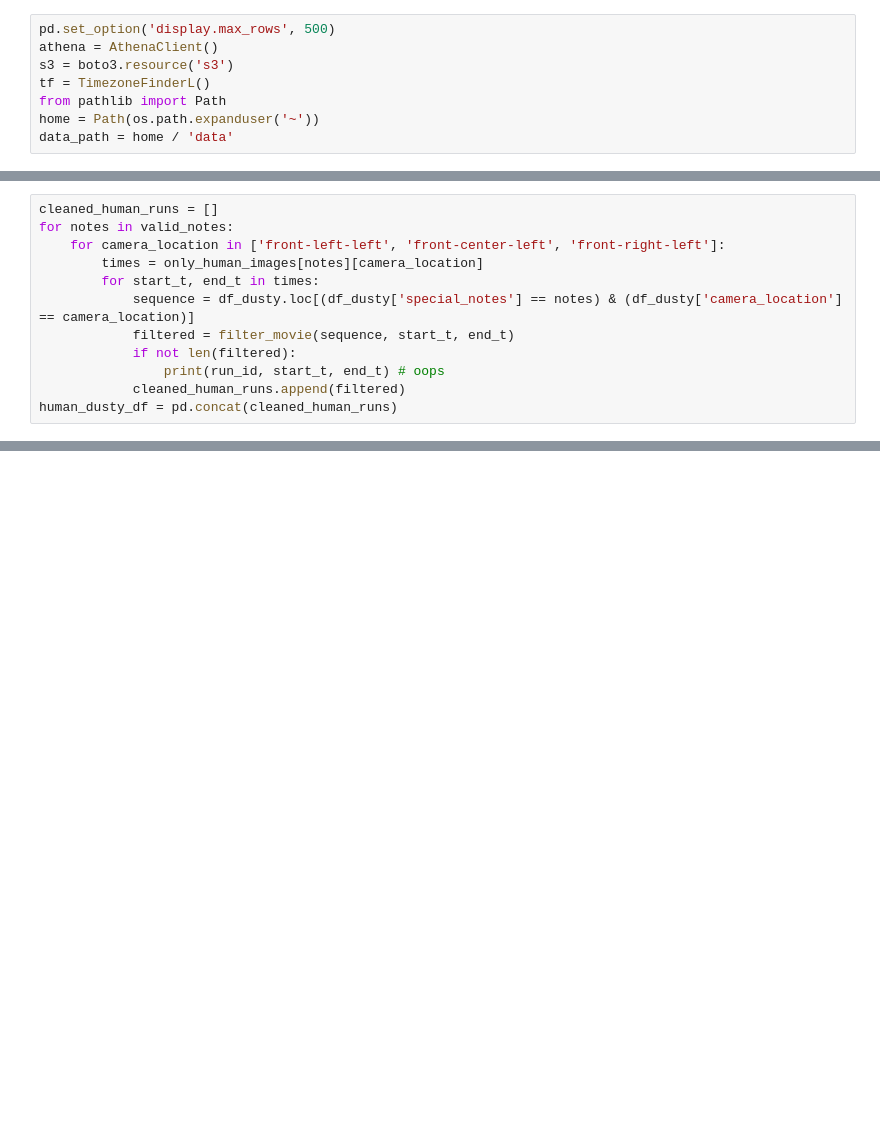
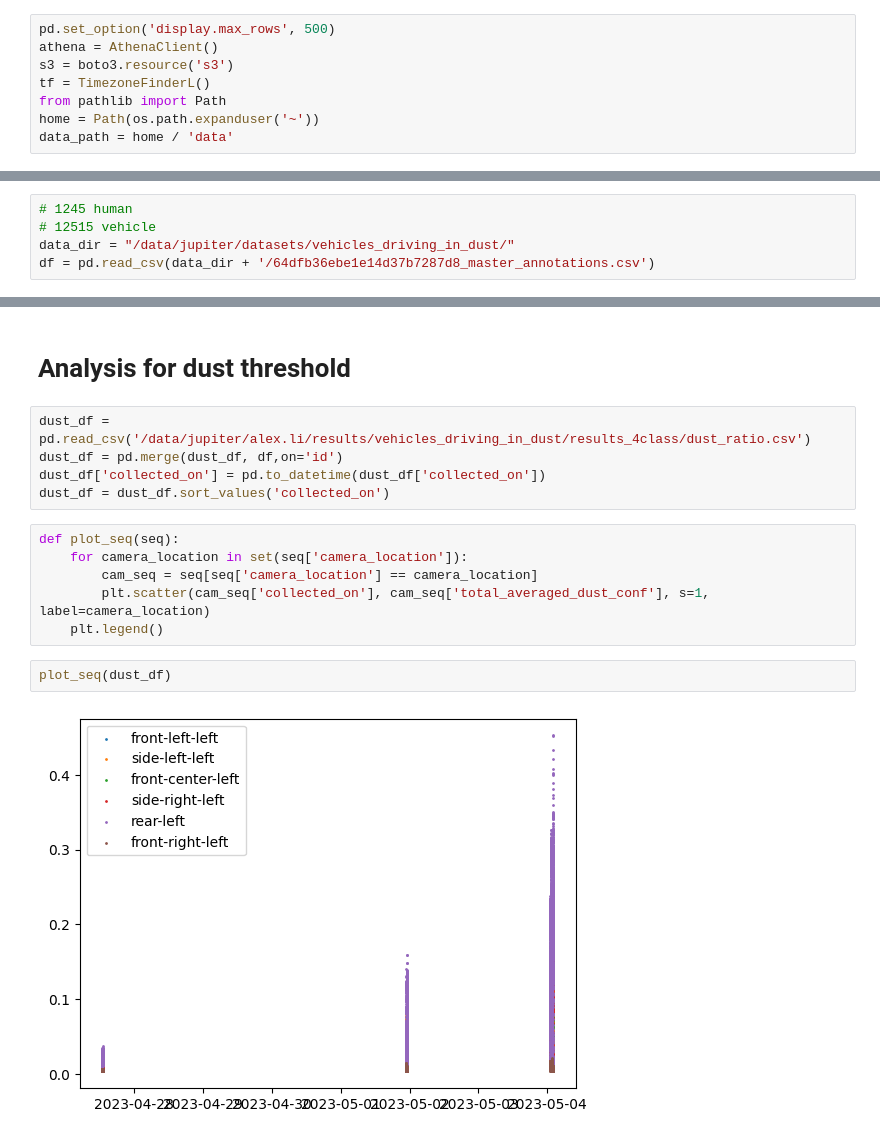
Before and after one commit to Alex17Li/scripts, a Jupyter notebook: notebooks/merge_dust_bags.ipynb, the cells around one changed output, grey strips where cells are left out. Drawn from its saved outputs; the diff is of its cells as text; blank space fills up the shorter version.

```diff
--- a/notebooks/merge_dust_bags.ipynb
+++ b/notebooks/merge_dust_bags.ipynb
@@ -435,12 +44,0 @@ only_human_images = {
-# %%
-cleaned_human_runs = []
-for notes in valid_notes:
-    for camera_location in ['front-left-left', 'front-center-left', 'front-right-left']:
-        times = only_human_images[notes][camera_location]
-        for start_t, end_t in times:
-            sequence = df_dusty.loc[(df_dusty['special_notes'] == notes) & (df_dusty['camera_location'] == camera_location)]
-            filtered = filter_movie(sequence, start_t, end_t)
-            if not len(filtered):
-                print(run_id, start_t, end_t) # oops
-            cleaned_human_runs.append(filtered)
-human_dusty_df = pd.concat(cleaned_human_runs)
@@ -601,0 +51,5 @@ img
+# %%
+# 1245 human
+# 12515 vehicle
+data_dir = "/data/jupiter/datasets/vehicles_driving_in_dust/"
+df = pd.read_csv(data_dir + '/64dfb36ebe1e14d37b7287d8_master_annotations.csv')
@@ -601,0 +283,17 @@ img
+# %% [markdown]
+# Analysis for dust threshold
+# %%
+dust_df = pd.read_csv('/data/jupiter/alex.li/results/vehicles_driving_in_dust/results_4class/dust_ratio.csv')
+dust_df = pd.merge(dust_df, df,on='id')
+dust_df['collected_on'] = pd.to_datetime(dust_df['collected_on'])
+dust_df = dust_df.sort_values('collected_on')
+# %%
+def plot_seq(seq):
+    for camera_location in set(seq['camera_location']):
+        cam_seq = seq[seq['camera_location'] == camera_location]
+        plt.scatter(cam_seq['collected_on'], cam_seq['total_averaged_dust_conf'], s=1, label=camera_location)
+    plt.legend()
+# %%
+plot_seq(dust_df)
+# %% [output]
+[figure, added]
```
Also changed, not shown: parts of 65 cells of this notebook, 3 other files.
